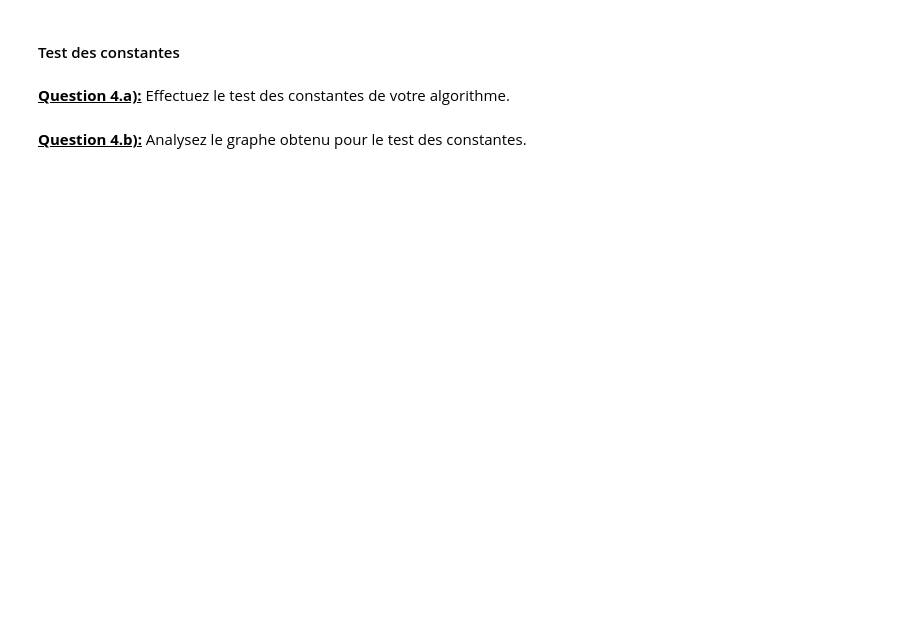
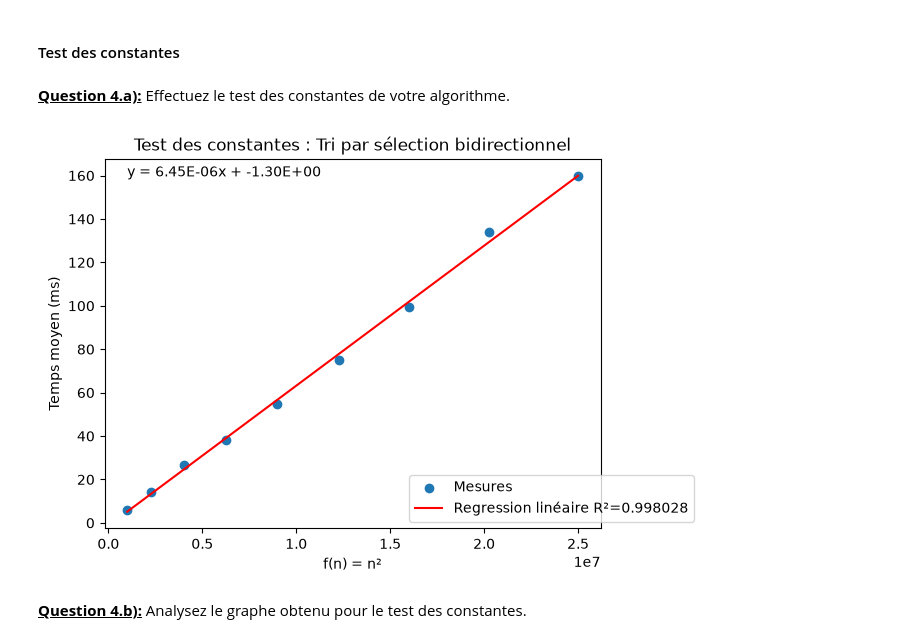
Before and after one commit to thguih/INF8775_TP1, a Jupyter notebook: tp1.ipynb, the cells around one changed output. Cells and saved outputs as stored; diff of their text form; code cells hidden in the pictures; blank space fills up the shorter version.

```diff
--- a/tp1.ipynb
+++ b/tp1.ipynb
@@ -513,2 +628,14 @@ def bidirectional_selection_sort(original: list[int]) -> list[int]:
+# %%
+# TODO Test des constantes
+donnees_constantes_bss = {m.size**2: m.mean for m in mesures_bss}
+
+test_de_constantes(
+    data=donnees_constantes_bss,
+    x_label="f(n) = n²",
+    y_label="Temps moyen (ms)",
+    title="Test des constantes : Tri par sélection bidirectionnel"
+)
+# %% [output]
+[figure, added]
 # %% [markdown]
 <u>**Question 4.b):**</u> Analysez le graphe obtenu pour le test des constantes.
```
Also changed, not shown: parts of 29 cells of this notebook, 1 other file.
